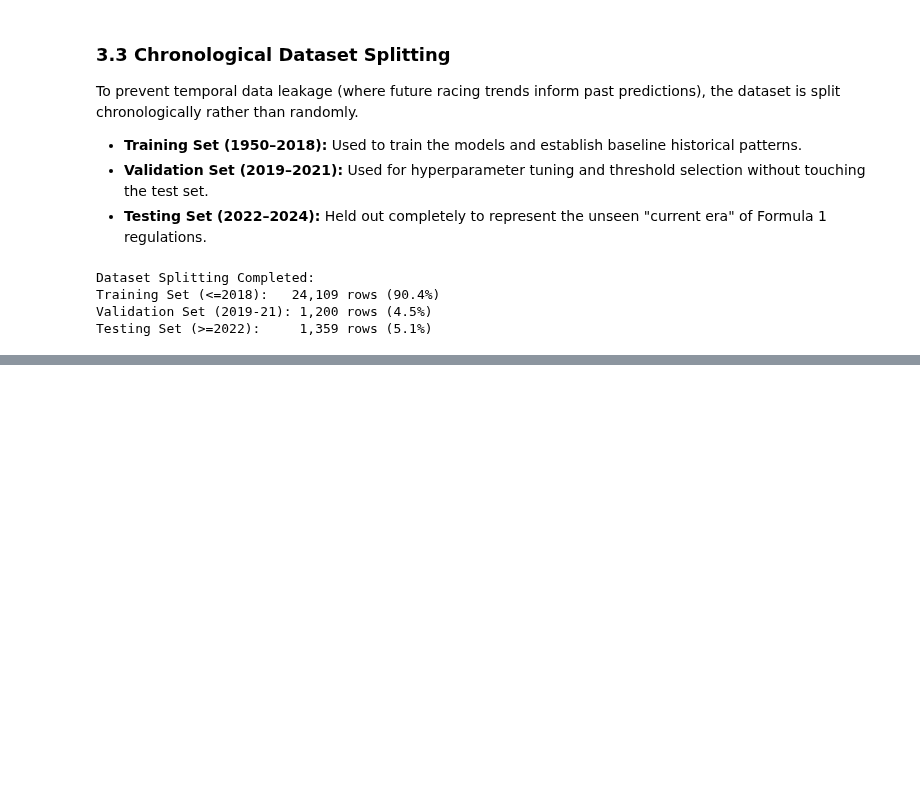
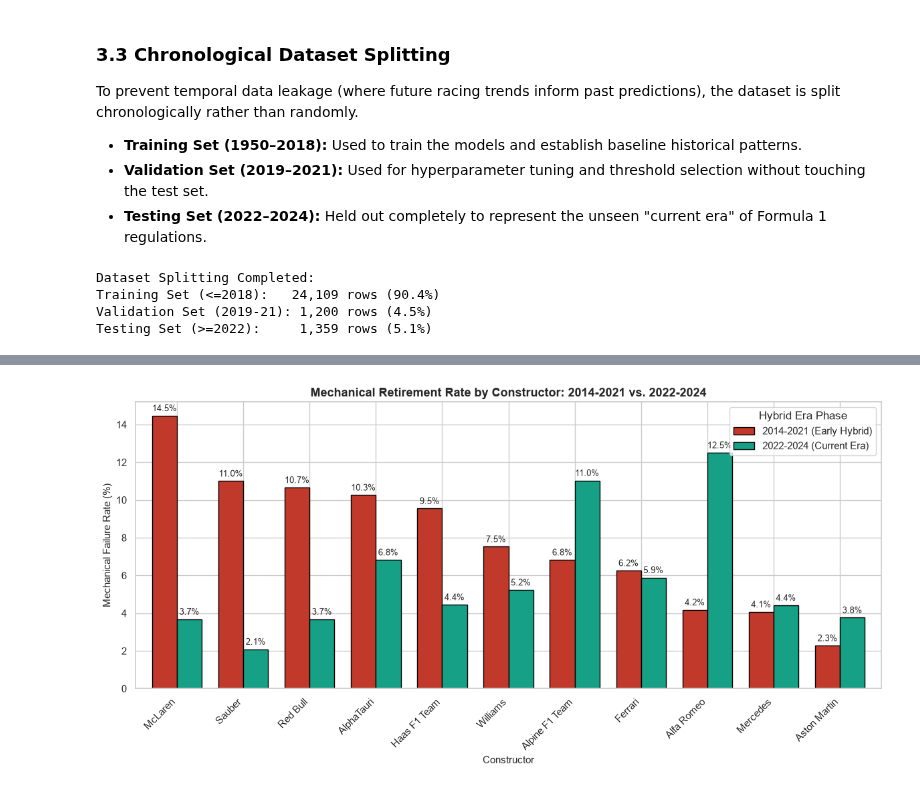
Before and after one commit to amado-888/ACL_Project, a Jupyter notebook: cleaned-version.ipynb, the cells around one changed output, grey strips where cells are left out. Cells and saved outputs as stored; diff of their text form; code cells hidden in the pictures; blank space fills up the shorter version.

```diff
--- a/cleaned-version.ipynb
+++ b/cleaned-version.ipynb
@@ -909,0 +1168,26 @@ Testing Set (>=2022):     1,359 rows (5.1%)
+# %%
+# 6. Visualization: Grouped Bar Chart comparing Mechanical DNF Rates
+fig, ax = plt.subplots(figsize=(12, 6))
+
+pivot_mech.plot(
+    kind='bar',
+    ax=ax,
+    color=['#c0392b', '#16a085'],
+    edgecolor='black',
+    width=0.75
+)
+
+ax.set_title("Mechanical Retirement Rate by Constructor: 2014-2021 vs. 2022-2024", fontsize=13, fontweight="bold")
+ax.set_xlabel("Constructor", fontsize=11)
+ax.set_ylabel("Mechanical Failure Rate (%)", fontsize=11)
+ax.legend(title="Hybrid Era Phase", loc="upper right")
+
+# Add percentage labels
+for container in ax.containers:
+    ax.bar_label(container, fmt='%.1f%%', padding=3, fontsize=9)
+
+plt.xticks(rotation=45, ha="right")
+plt.tight_layout()
+plt.show()
+# %% [output]
+[figure, added]
```
Also changed, not shown: parts of 11 cells of this notebook.
